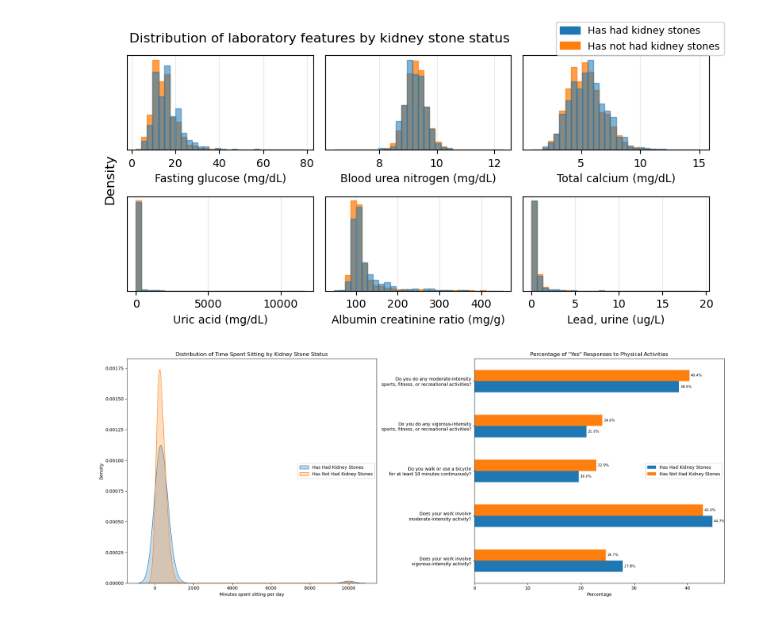
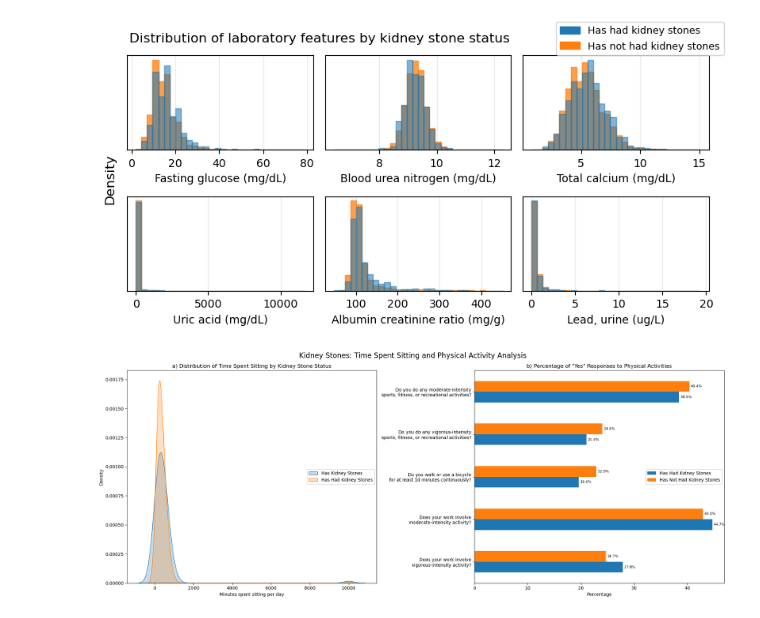
Before and after one commit to dvnguyen02/DATA301-Project, a Jupyter notebook: EDA/background-and-data - Copy.ipynb, the cells around one changed output. Cells and saved outputs as stored; diff of their text form; code cells hidden in the pictures.

Commit message:
add fig6a and fig6b title

```diff
--- a/EDA/background-and-data - Copy.ipynb
+++ b/EDA/background-and-data - Copy.ipynb
@@ -382,63 +382,58 @@ df_analysis = df.copy()
 # Replace 1 and 2 with "Yes" and "No" for kidney stones
 df_filtered['KIQ026'] = df_filtered['KIQ026'].astype(str).map({'1': 'Yes', '2': 'No'})
 
-# For the second graph, we'll keep the original encoding
-# df_analysis['KIQ026'] should already be encoded as 1 for "Yes" and 2 for "No"
-
 # Create the plot
 fig, (ax1, ax2) = plt.subplots(1, 2, figsize=(20, 8))
 
-# Plot 1: Distribution of Time Spent Sitting
+# Plot a: Distribution of Time Spent Sitting
 data_with_stones = df_filtered[df_filtered['KIQ026'] == 'Yes'][time_spent].dropna()
 data_without_stones = df_filtered[df_filtered['KIQ026'] == 'No'][time_spent].dropna()
 
-sns.kdeplot(data_with_stones, label='Has Had Kidney Stones', fill=True, ax=ax1)
-sns.kdeplot(data_without_stones, label='Has Not Had Kidney Stones', fill=True, ax=ax1)
+sns.kdeplot(data_with_stones, label='Has Kidney Stones', fill=True, ax=ax1)
+sns.kdeplot(data_without_stones, label='Has Had Kidney Stones', fill=True, ax=ax1)
 
 ax1.set_xlabel('Minutes spent sitting per day')
 ax1.set_ylabel('Density')
-ax1.set_title('Distribution of Time Spent Sitting by Kidney Stone Status')
+ax1.set_title('a) Distribution of Time Spent Sitting by Kidney Stone Status')
 ax1.legend(loc='center right')
 
-
-# Plot 2: Percentage of "Yes" Responses to Physical Activities
+# Plot b: Percentage of "Yes" Responses to Physical Activities
 def percent_yes(series):
     return (series == 1).mean() * 100
 
 # List of physical activity variables with their full questions
 activity_vars = {
     'PAQ605': 'Does your work involve\nvigorous-intensity activity?',
     'PAQ620': 'Does your work involve\nmoderate-intensity activity?',
     'PAQ635': 'Do you walk or use a bicycle\nfor at least 10 minutes continuously?',
     'PAQ650': 'Do you do any vigorous-intensity\nsports, fitness, or recreational activities?',
     'PAQ665': 'Do you do any moderate-intensity\nsports, fitness, or recreational activities?'
 }
 
 # Calculate percentage of 'Yes' responses for each activity
 activity_percentages = pd.DataFrame({
     'Has Had Kidney Stones': df_analysis[df_analysis['KIQ026'] == 1][activity_vars.keys()].apply(percent_yes),
     'Has Not Had Kidney Stones': df_analysis[df_analysis['KIQ026'] == 2][activity_vars.keys()].apply(percent_yes)
 })
 
 # Rename the index with full questions
 activity_percentages.index = activity_vars.values()
 
 # Plotting the percentages
 activity_percentages.plot(kind='barh', ax=ax2)
-ax2.set_title('Percentage of "Yes" Responses to Physical Activities')
+ax2.set_title('b) Percentage of "Yes" Responses to Physical Activities')
 ax2.set_xlabel('Percentage')
 ax2.legend(loc='center right')
-
-
 
 # Add value labels on the bars
 for i in ax2.containers:
     ax2.bar_label(i, fmt='%.1f%%', padding=3, fontsize=8)
 
+plt.suptitle("Kidney Stones: Time Spent Sitting and Physical Activity Analysis", fontsize=16)
 plt.tight_layout()
-#plt.savefig("../results/figures/combined_kidney_stones_graphs.png", dpi=300, bbox_inches='tight')
+plt.savefig("../results/figures/combined_kidney_stones_graphs.png.png", dpi=300, bbox_inches='tight')
 plt.show()
 # %% [output]
-[figure, old version]
+[figure, new version]
 # %%
 plt.close("all")
```
Also changed, not shown: 1 other file.
